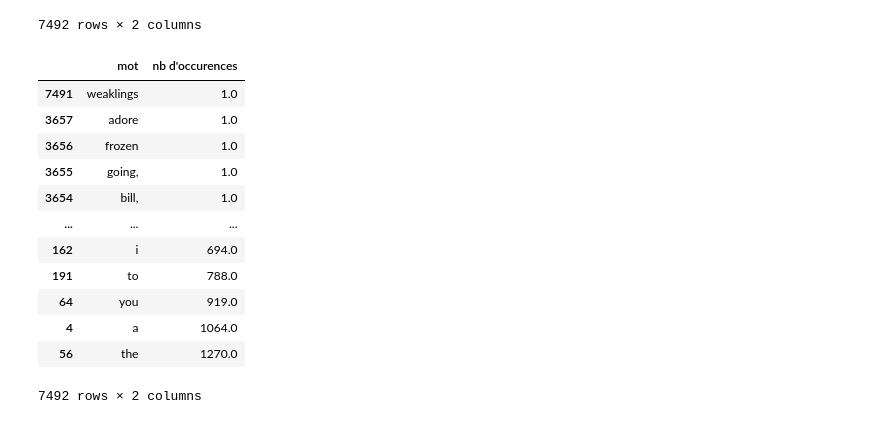
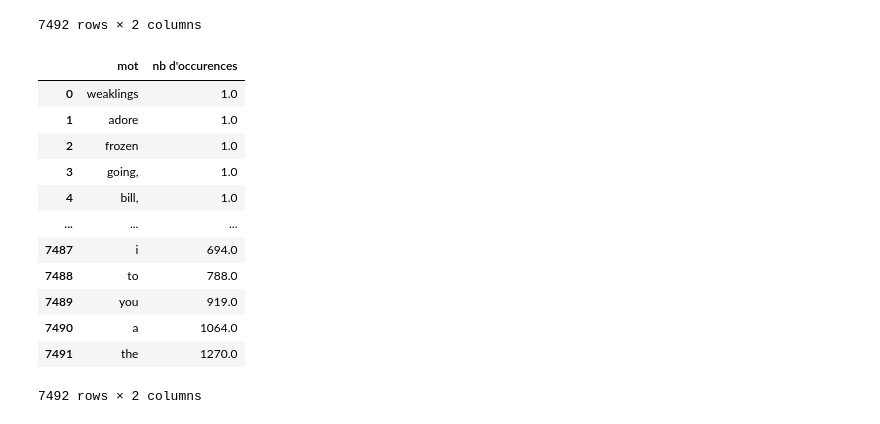
Before and after one commit to hlmth/statsapp, a Jupyter notebook: analyse_textuelle.ipynb, the cells around one changed output. Saved outputs shown, nothing was run; the diff lists cells and outputs as text; code cells hidden in the pictures.

```diff
--- a/analyse_textuelle.ipynb
+++ b/analyse_textuelle.ipynb
@@ -174,19 +187,21 @@ compte
 7492 rows × 2 columns
 # %%
 compte.columns = ["mot", "nb d'occurences"]
-compte = compte.sort_values(by=["nb d'occurences"])
-compte
+compte_hateful = compte.sort_values(by=["nb d'occurences"])
+compte_hateful = compte_hateful.reset_index()
+del compte_hateful["index"]
+compte_hateful
 # %% [output]
 |  | mot | nb d'occurences |
-| 7491 | weaklings | 1.0 |
-| 3657 | adore | 1.0 |
-| 3656 | frozen | 1.0 |
-| 3655 | going, | 1.0 |
-| 3654 | bill, | 1.0 |
+| 0 | weaklings | 1.0 |
+| 1 | adore | 1.0 |
+| 2 | frozen | 1.0 |
+| 3 | going, | 1.0 |
+| 4 | bill, | 1.0 |
 | ... | ... | ... |
-| 162 | i | 694.0 |
-| 191 | to | 788.0 |
-| 64 | you | 919.0 |
-| 4 | a | 1064.0 |
-| 56 | the | 1270.0 |
+| 7487 | i | 694.0 |
+| 7488 | to | 788.0 |
+| 7489 | you | 919.0 |
+| 7490 | a | 1064.0 |
+| 7491 | the | 1270.0 |
 7492 rows × 2 columns
```
Also changed, not shown: parts of 17 cells of this notebook.
